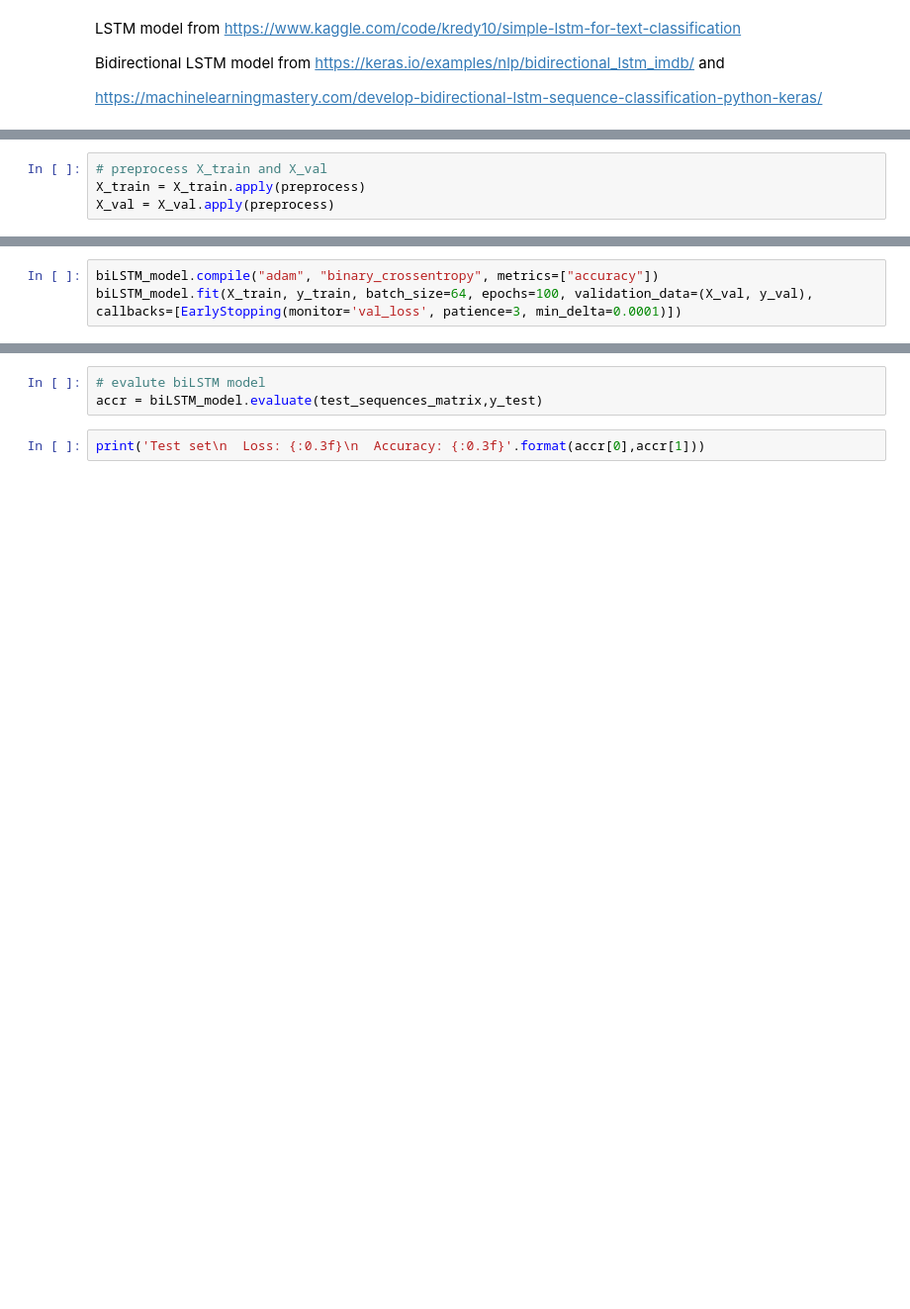
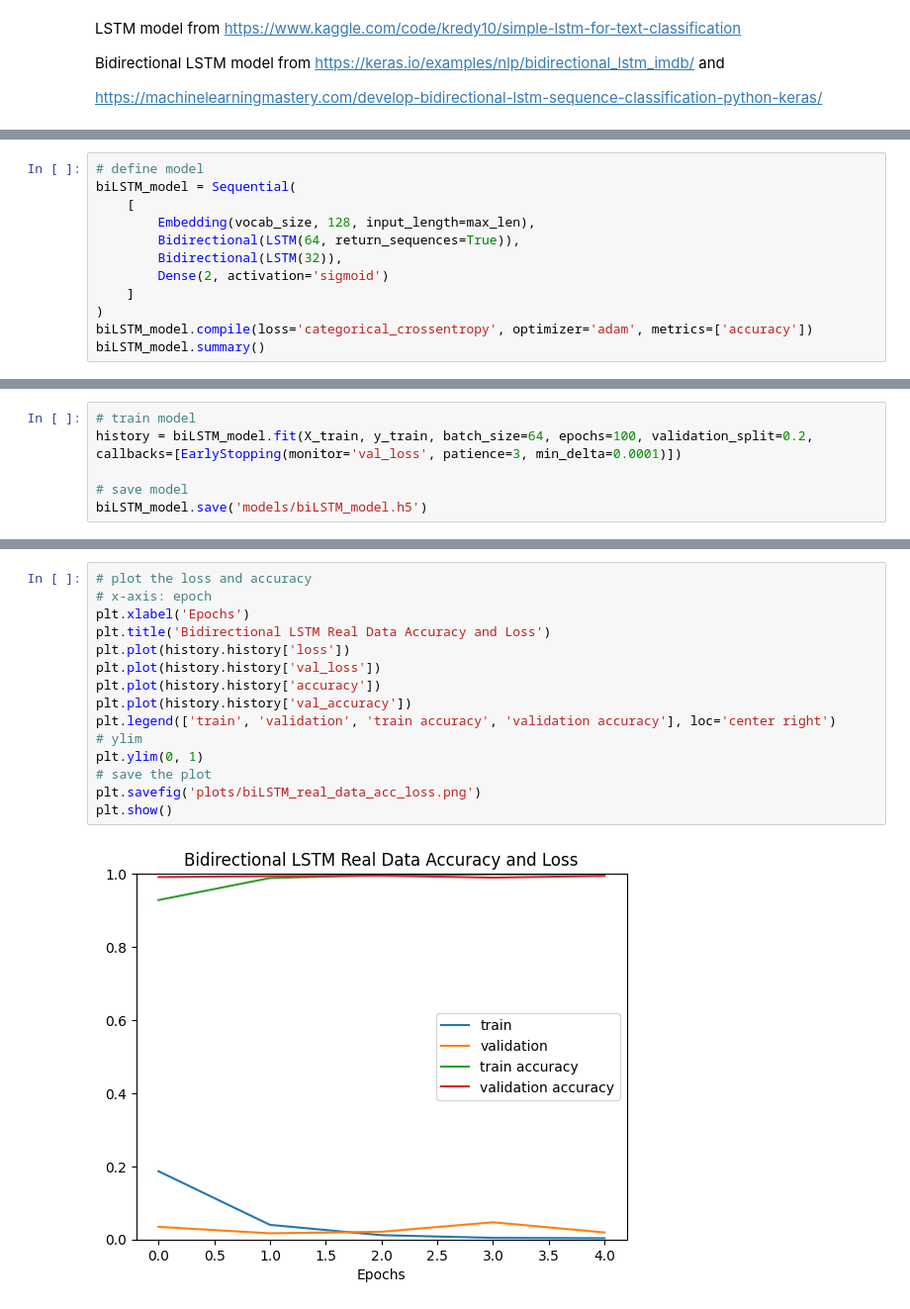
Before and after one commit to michellejieli/Whoop, a Jupyter notebook: lstm.ipynb, the cells around one changed output, grey strips where cells are left out. Shown: that part at 99% size. Cells and saved outputs as stored; diff of their text form; blank space fills up the shorter version.

Commit message:
plots

```diff
--- a/lstm.ipynb
+++ b/lstm.ipynb
@@ -57,4 +67,0 @@ def preprocess(text):
-# %%
-# preprocess X_train and X_val
-X_train = X_train.apply(preprocess)
-X_val = X_val.apply(preprocess)
@@ -96,0 +100,12 @@ biLSTM_model.summary()
+# %%
+# define model
+biLSTM_model = Sequential(
+    [
+        Embedding(vocab_size, 128, input_length=max_len),
+        Bidirectional(LSTM(64, return_sequences=True)),
+        Bidirectional(LSTM(32)),
+        Dense(2, activation='sigmoid')
+    ]
+)
+biLSTM_model.compile(loss='categorical_crossentropy', optimizer='adam', metrics=['accuracy'])
+biLSTM_model.summary()
@@ -97,4 +132,7 @@ biLSTM_model.summary()
 # %%
-biLSTM_model.compile("adam", "binary_crossentropy", metrics=["accuracy"])
-biLSTM_model.fit(X_train, y_train, batch_size=64, epochs=100, validation_data=(X_val, y_val), callbacks=[EarlyStopping(monitor='val_loss', patience=3, min_delta=0.0001)])
+# train model
+history = biLSTM_model.fit(X_train, y_train, batch_size=64, epochs=100, validation_split=0.2, callbacks=[EarlyStopping(monitor='val_loss', patience=3, min_delta=0.0001)])
+
+# save model
+biLSTM_model.save('models/biLSTM_model.h5')
 # %% [output]
@@ -131,5 +175,17 @@ accr = biLSTM_model.evaluate(test_sequences_matrix,y_test)
-# %%
-# evalute biLSTM model
-accr = biLSTM_model.evaluate(test_sequences_matrix,y_test)
-# %%
-print('Test set\n  Loss: {:0.3f}\n  Accuracy: {:0.3f}'.format(accr[0],accr[1]))
+# %%
+# plot the loss and accuracy
+# x-axis: epoch
+plt.xlabel('Epochs')
+plt.title('Bidirectional LSTM Real Data Accuracy and Loss')
+plt.plot(history.history['loss'])
+plt.plot(history.history['val_loss'])
+plt.plot(history.history['accuracy'])
+plt.plot(history.history['val_accuracy'])
+plt.legend(['train', 'validation', 'train accuracy', 'validation accuracy'], loc='center right')
+# ylim
+plt.ylim(0, 1)
+# save the plot
+plt.savefig('plots/biLSTM_real_data_acc_loss.png')
+plt.show()
+# %% [output]
+[figure, added]
```
Also changed, not shown: parts of 19 cells of this notebook, 26 other files.
